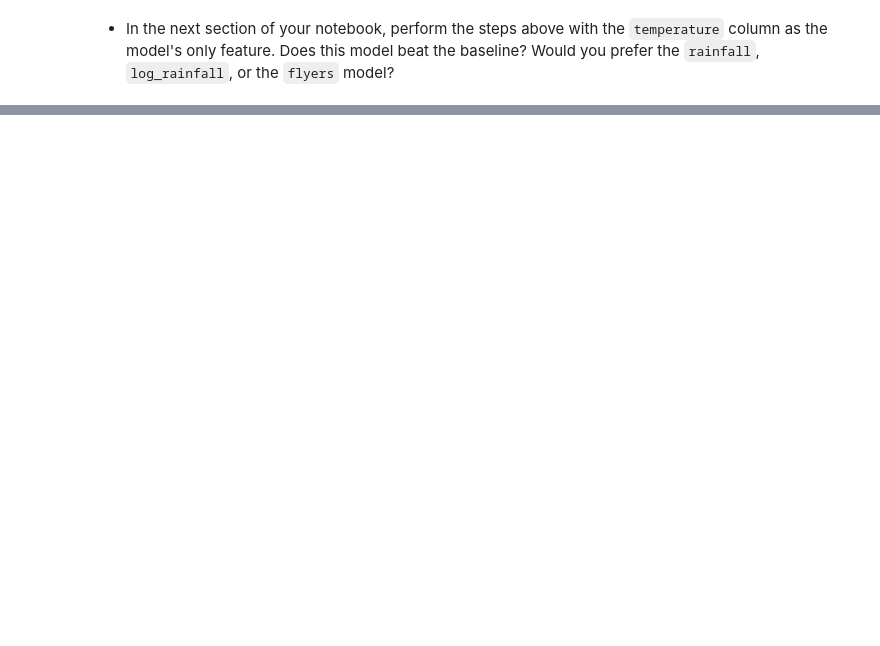
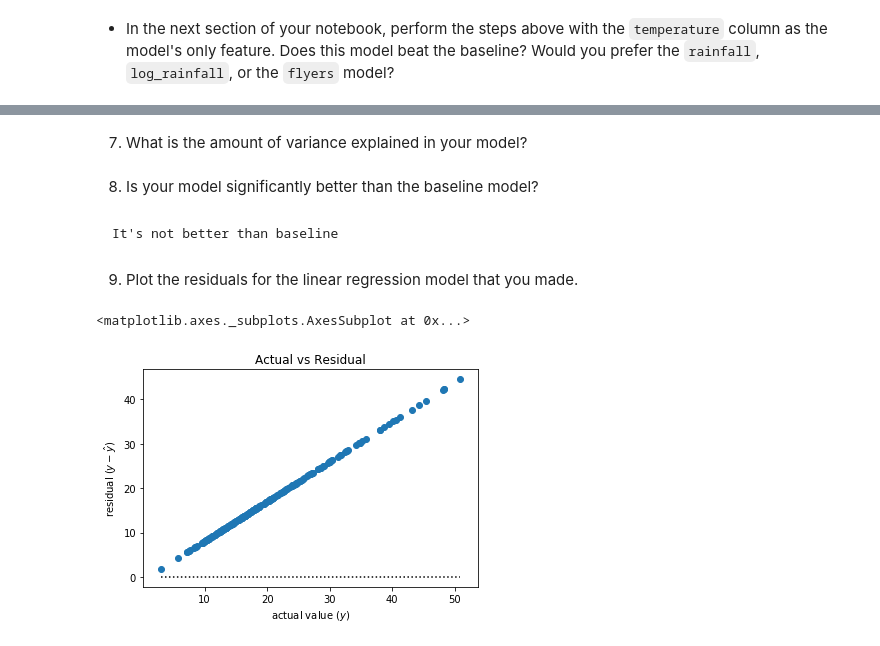
Before and after one commit to Brandon-Martinez27/regression-exercises, a Jupyter notebook: evaluate.ipynb, the cells around one changed output, grey strips where cells are left out. Drawn from its saved outputs; the diff is of its cells as text; code cells hidden in the pictures; blank space fills up the shorter version.

```diff
--- a/evaluate.ipynb
+++ b/evaluate.ipynb
@@ -258,0 +439,3 @@ predictions = model.predict(df.x)
+# %%
+# Baseline
+baseline = tips.total_bill.mean()
@@ -258,0 +458,14 @@ predictions = model.predict(df.x)
+# %%
+# Linear Regression Model
+model_tips = ols('tip ~ total_bill', tips).fit()
+
+# Calculate Residuals - "tip": Display as a DataFrame
+eval_tips = pd.DataFrame()
+eval_tips['x'] = tips.tip
+eval_tips['y'] = tips.total_bill
+eval_tips['baseline'] = baseline
+eval_tips['yhat'] = model_tips.predict()
+eval_tips['baseline_residual'] = eval_tips.baseline - eval_tips.y
+eval_tips['model_residual'] = eval_tips.yhat - eval_tips.y
+
+eval_tips.head()
@@ -258,0 +530,22 @@ predictions = model.predict(df.x)
+# %% [markdown]
+7. What is the amount of variance explained in your model?
+# %% [markdown]
+8. Is your model significantly better than the baseline model?
+# %% [markdown]
+    It's not better than baseline
+# %% [markdown]
+9. Plot the residuals for the linear regression model that you made.
+# %%
+def plot_residuals(actual, predicted):
+    residuals = actual - predicted
+    plt.hlines(0, actual.min(), actual.max(), ls=':')
+    plt.scatter(actual, residuals)
+    plt.ylabel('residual ($y - \hat{y}$)')
+    plt.xlabel('actual value ($y$)')
+    plt.title('Actual vs Residual')
+    return plt.gca()
+# %%
+plot_residuals(eval_tips.y, eval_tips.yhat)
+# %% [output]
+<matplotlib.axes._subplots.AxesSubplot at 0x...>
+[figure, added]
```
Also changed, not shown: parts of 30 cells of this notebook.
